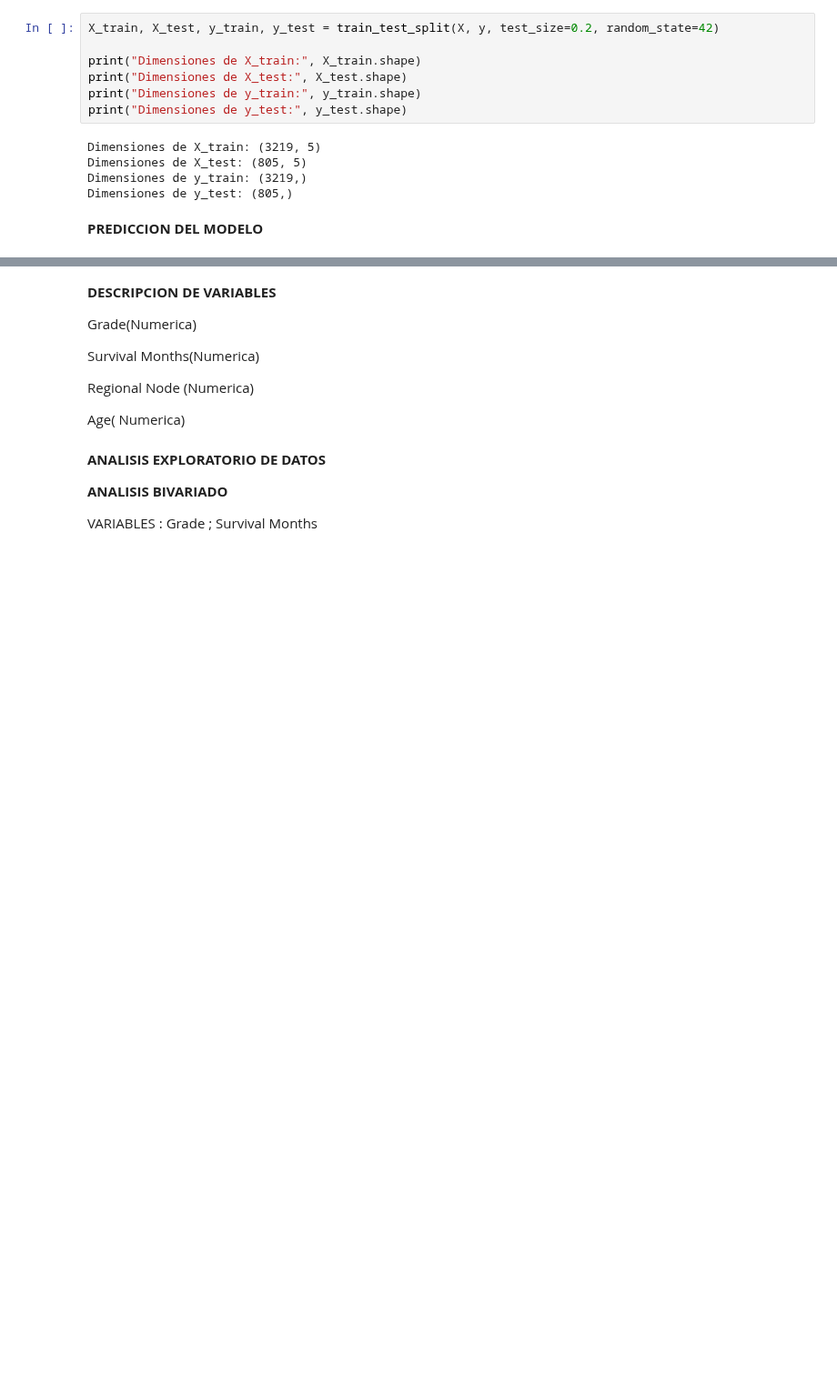
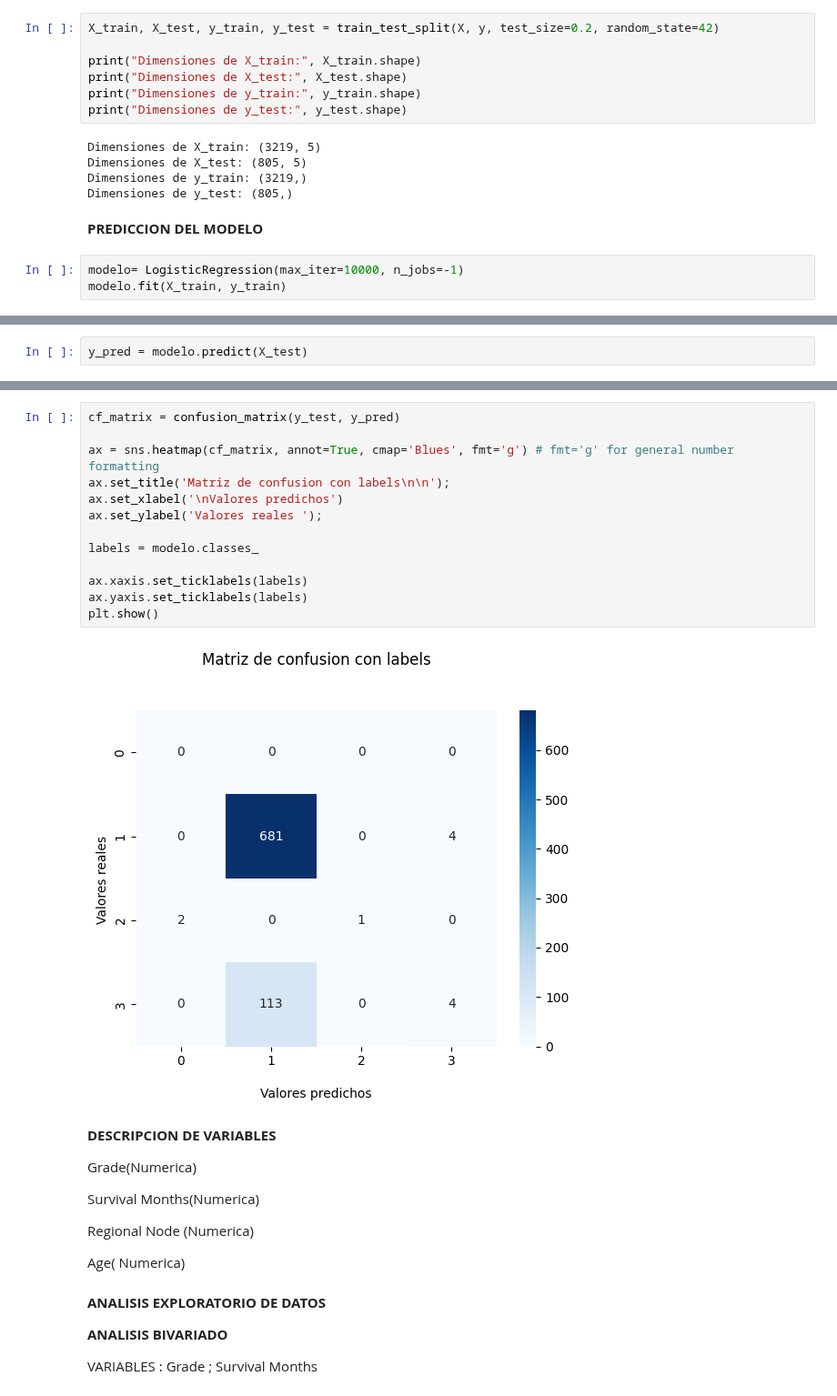
Before and after one commit to Betsymer14/-Proyecto-DS-ParteI-Betsymer-Lugo-.ipynb-, a Jupyter notebook: Copia_de_Untitled2.ipynb, the cells around one changed output, grey strips where cells are left out. Shown at 91% size. Saved outputs shown, nothing was run; the diff lists cells and outputs as text; blank space fills up the shorter version.

```diff
--- a/Copia_de_Untitled2.ipynb
+++ b/Copia_de_Untitled2.ipynb
@@ -300,3 +311,6 @@ Dimensiones de y_train: (3219,)
 Dimensiones de y_test: (805,)
 # %% [markdown]
 **PREDICCION DEL** **MODELO**
+# %%
+modelo= LogisticRegression(max_iter=10000, n_jobs=-1)
+modelo.fit(X_train, y_train)
@@ -302,0 +319,2 @@ Dimensiones de y_test: (805,)
+# %%
+y_pred = modelo.predict(X_test)
@@ -303,3 +336,18 @@ Dimensiones de y_test: (805,)
+# %%
+cf_matrix = confusion_matrix(y_test, y_pred)
+
+ax = sns.heatmap(cf_matrix, annot=True, cmap='Blues', fmt='g') # fmt='g' for general number formatting
+ax.set_title('Matriz de confusion con labels\n\n');
+ax.set_xlabel('\nValores predichos')
+ax.set_ylabel('Valores reales ');
+
+labels = modelo.classes_
+
+ax.xaxis.set_ticklabels(labels)
+ax.yaxis.set_ticklabels(labels)
+plt.show()
+# %% [output]
+[figure, added]
 # %% [markdown]
  **DESCRIPCION DE VARIABLES**
 
```
Also changed, not shown: parts of 6 cells of this notebook.
